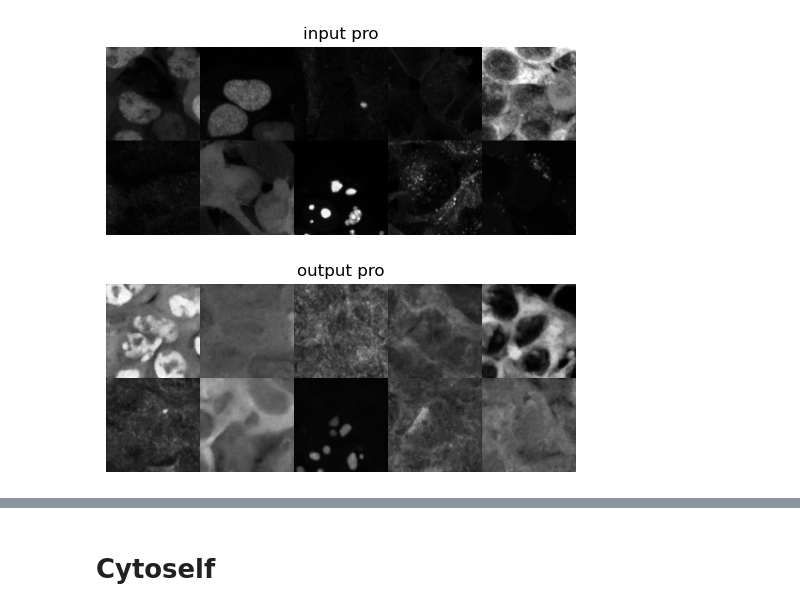
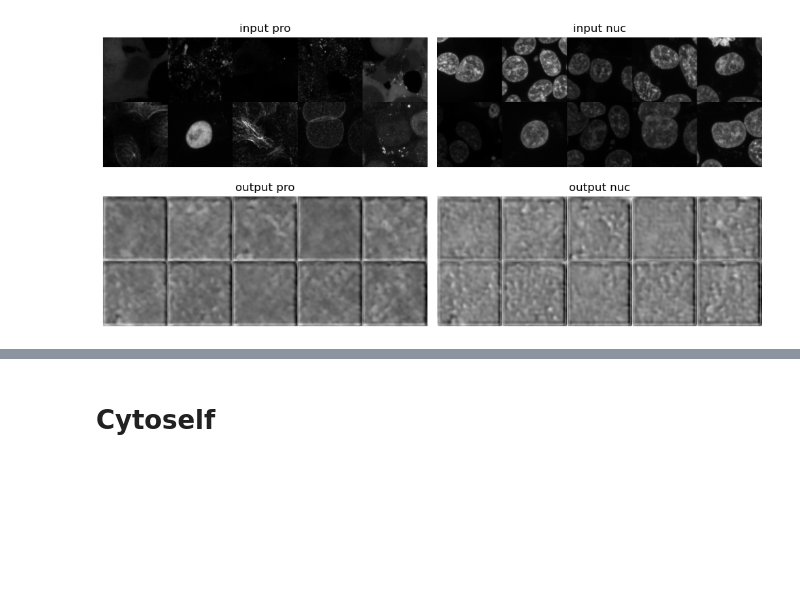
Before and after one commit to sofroniewn/proteoscope, a Jupyter notebook: notebooks/proteoscope-results.ipynb, the cells around one changed output, grey strips where cells are left out. Cells and saved outputs as stored; diff of their text form; code cells hidden in the pictures; blank space fills up the shorter version.

```diff
--- a/notebooks/proteoscope-results.ipynb
+++ b/notebooks/proteoscope-results.ipynb
@@ -7,9 +7,8 @@ import numpy as np
 from omegaconf import OmegaConf
 
 
-# BASE_DIR = "/home/ec2-user/outputs-proteoscope/2023-05-26/20-52-13"
-# BASE_DIR = "/home/ec2-user/outputs-proteoscope/2023-07-19/18-28-20"
-BASE_DIR = "/home/ec2-user/outputs-proteoscope/2023-07-21/04-22-30"
+BASE_DIR = "/home/ec2-user/outputs-proteoscope/2023-07-30/02-12-59" # 1 - 25x25
+# BASE_DIR = "/home/ec2-user/outputs-proteoscope/2023-07-29/23-53-30" # 2 - 4x4
 config_dir = BASE_DIR + "/.hydra"
 
 with hydra.initialize_config_dir(config_dir=config_dir):
@@ -36,8 +35,8 @@ with hydra.initialize_config_dir(config_dir=config_dir):
         unet_number=1,
     )
 
-    plm.model.eval()
-    plm.model.cuda()
+    plm.imagen.eval()
+    plm.imagen.cuda()
     plm.cytoself_model.cuda()
 # %% [output]
 The version_base parameter is not specified.
@@ -51,3 +99,2 @@ dl = pdm.val_dataloader(novel_proteins=False, shuffle=True)
 # %%
-dl = pdm.val_dataloader(novel_proteins=True, shuffle=True)
-batch = next(iter(dl))
+# dl = pdm.val_dataloader(novel_proteins=True, shuffle=True)
@@ -111,0 +186,6 @@ decoded_images = decoded_images.detach().cpu().numpy()
+# %%
+predicted_latents = np.concatenate(predicted_latents, axis=0)
+true_images = np.concatenate(true_images, axis=0)
+true_localizations = np.concatenate(true_localizations, axis=0)
+predicted_images = np.concatenate(predicted_images, axis=0)
+true_latents = np.concatenate(true_latents, axis=0)
@@ -163,24 +200,24 @@ plt.imshow(output_images[2, 0])
 # %%
-data_ch = ['pro']
+data_ch = ['pro', 'nuc']
 fig, ax = plt.subplots(2, len(data_ch), figsize=(5 * len(data_ch), 5), squeeze=False)
 for ii, ch in enumerate(data_ch):
     t0 = np.zeros((2 * 100, 5 * 100))
-    for i, im in enumerate(input_images[:10, ii, ...]):
+    for i, im in enumerate(true_images[:10, ii, ...]):
         i0, i1 = np.unravel_index(i, (2, 5))
         t0[i0 * 100 : (i0 + 1) * 100, i1 * 100 : (i1 + 1) * 100] = im
     t1 = np.zeros((2 * 100, 5 * 100))
-    for i, im in enumerate(output_images[:10, ii, ...]):
+    for i, im in enumerate(predicted_images[:10, ii, ...]):
         i0, i1 = np.unravel_index(i, (2, 5))
         t1[i0 * 100 : (i0 + 1) * 100, i1 * 100 : (i1 + 1) * 100] = im
     ax[0, ii].imshow(t0, cmap='gray')
     ax[0, ii].axis('off')
     ax[0, ii].set_title('input ' + ch)
     ax[1, ii].imshow(t1, cmap='gray')
     ax[1, ii].axis('off')
     ax[1, ii].set_title('output ' + ch)
 fig.tight_layout()
 fig.show()
 # fig.savefig(join(trainer.savepath_dict['visualization'], 'reconstructed_images.png'), dpi=300)
 # %% [output]
-[figure, old version]
+[figure, new version]
 # %%
```
Also changed, not shown: parts of 40 cells of this notebook, 7 other files.
